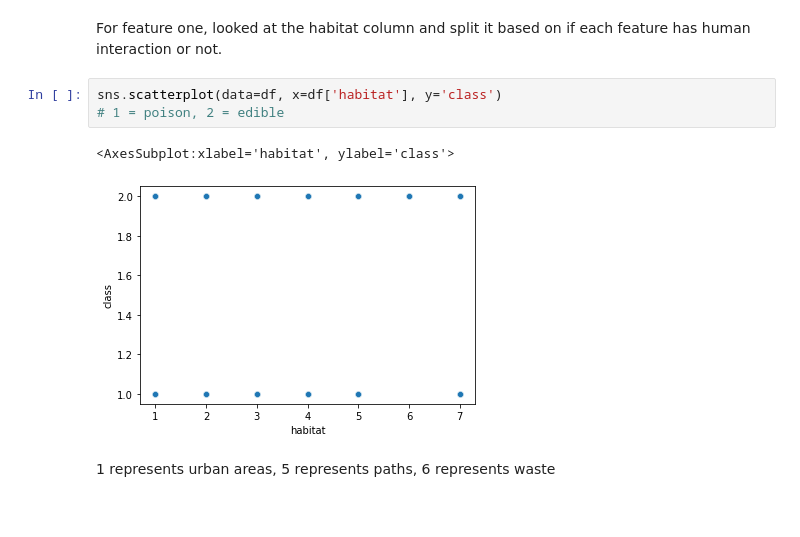
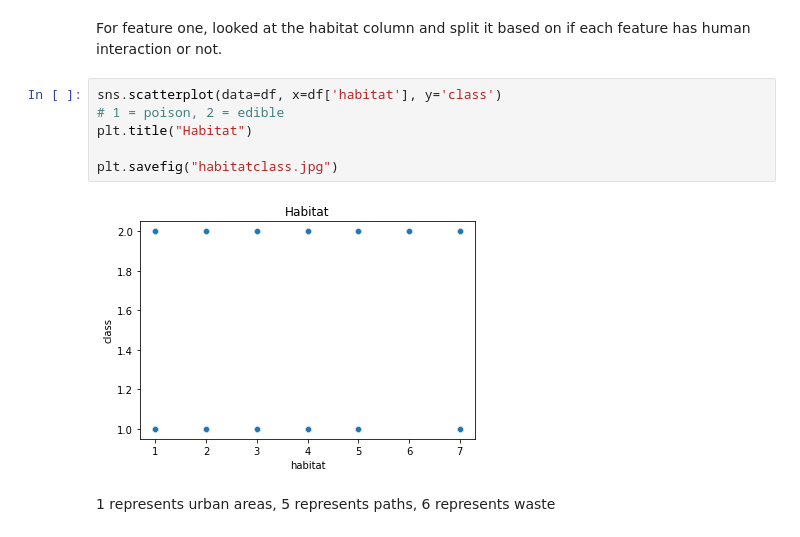
Before and after one commit to raizelistaken/Classification_project3, a Jupyter notebook: Tuesday.ipynb, the cells around one changed output. Saved outputs shown, nothing was run; the diff lists cells and outputs as text.

Commit message:
save graphs as jpegs

```diff
--- a/Tuesday.ipynb
+++ b/Tuesday.ipynb
@@ -193,9 +198,11 @@ For feature one, looked at the habitat column and split it based on if each feat
 # %%
 sns.scatterplot(data=df, x=df['habitat'], y='class')
 # 1 = poison, 2 = edible
+plt.title("Habitat")
+
+plt.savefig("habitatclass.jpg")
 # %% [output]
-<AxesSubplot:xlabel='habitat', ylabel='class'>
-[figure, old version]
+[figure, new version]
 # %% [markdown]
 1 represents urban areas, 5 represents paths, 6 represents waste
 # %% [markdown]
```
Also changed, not shown: parts of 5 cells of this notebook, 6 other files.
